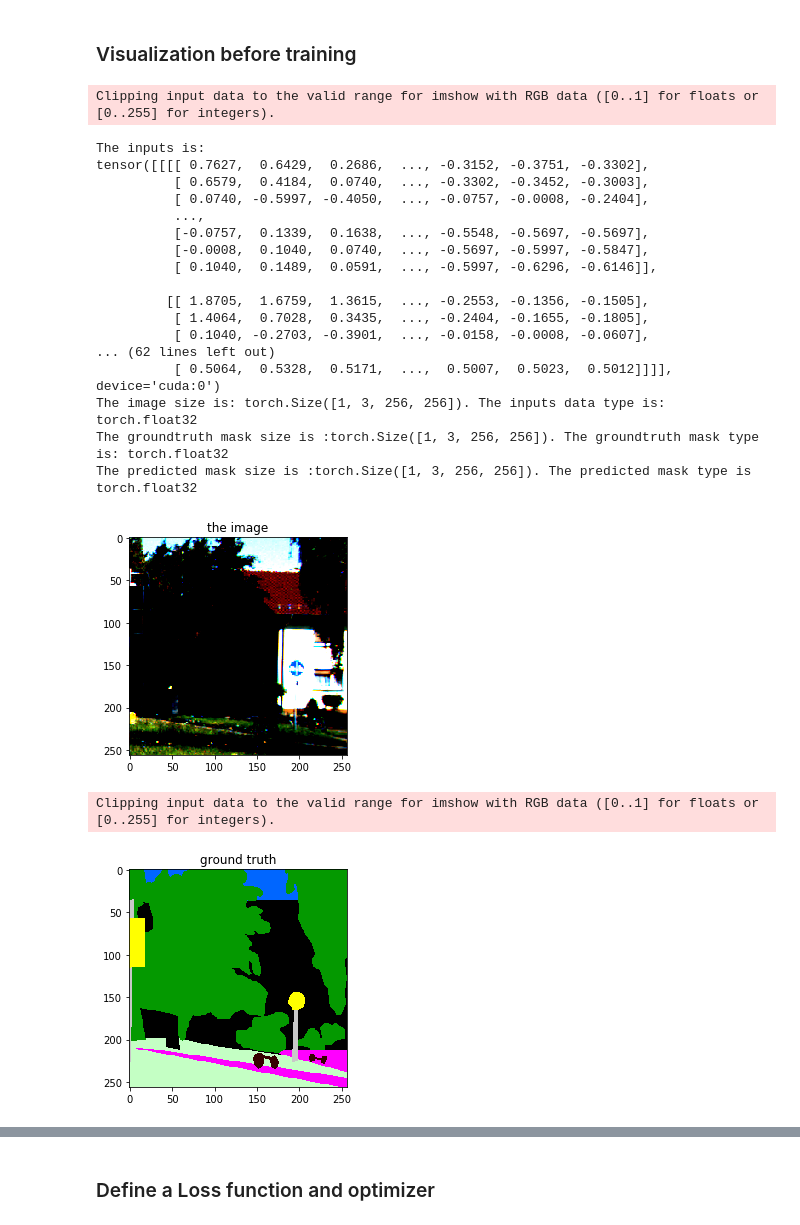
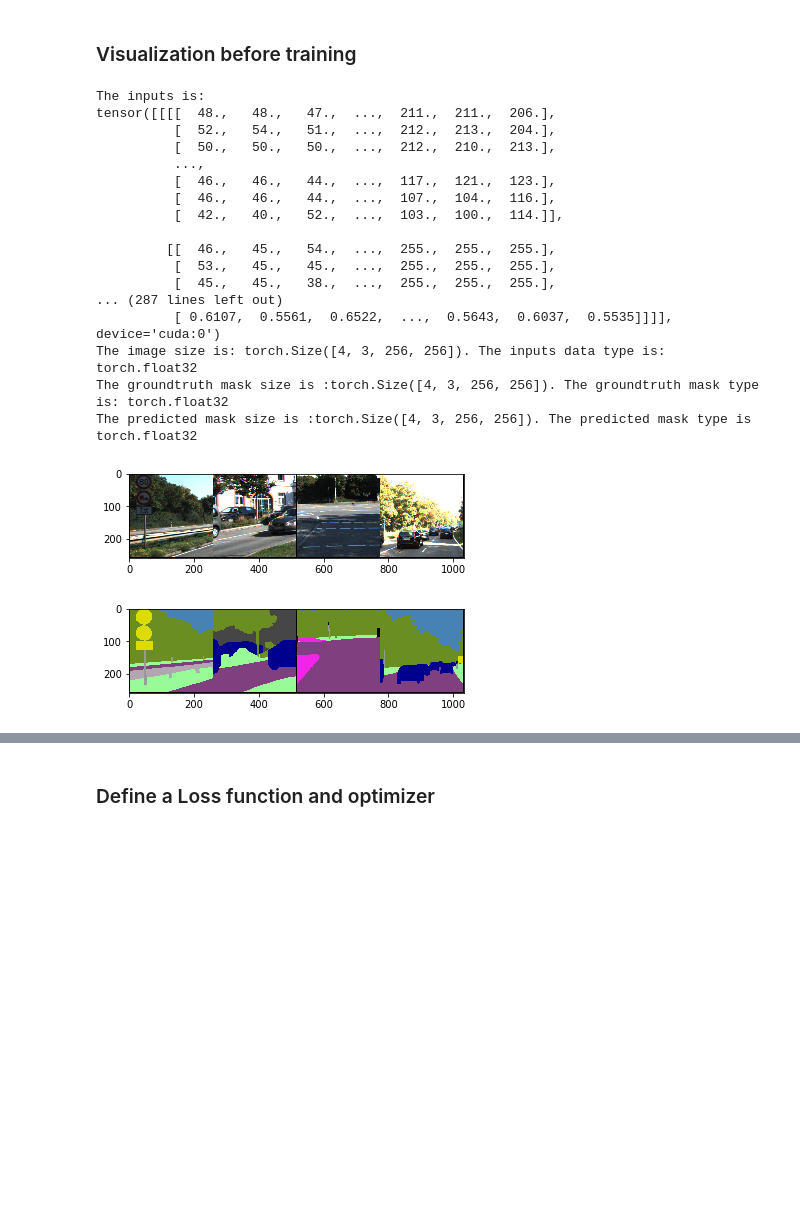
Before and after one commit to xysong1201/MRIImage_segmentation, a Jupyter notebook: Unet.ipynb, the cells around one changed output, grey strips where cells are left out. Saved outputs shown, nothing was run; the diff lists cells and outputs as text; code cells hidden in the pictures; blank space fills up the shorter version.

```diff
--- a/Unet.ipynb
+++ b/Unet.ipynb
@@ -385,7 +325,7 @@ dataloader = DataLoader(transformed_dataset_A, batch_size=1, shuffle = False, nu
 ### Make a dataloader of two different transformed dataset
 # %%
 train_loader = DataLoader(transformed_dataset_A+transformed_dataset_B+transformed_dataset_C,
-                          batch_size=1, shuffle=True,
+                          batch_size=4, shuffle=True,
                           num_workers=4)
 # %%
 print(len(train_loader))
@@ -679,77 +619,56 @@ for i_batch, sample_batched in enumerate(train_loader):
 
     # Prepare the data
     inputs, labels = sample_batched['image'], sample_batched['semantic']
 
     inputs_float = inputs.type(torch.FloatTensor)
     labels_float = labels.type(torch.FloatTensor)
 
-    mean_inputs = torch.mean(inputs_float)
-    mean_labels = torch.mean(labels_float)
-
-    inputs_final = inputs_float - mean_inputs
-    labels_final = labels_float - mean_labels
-
-    inputs_final /= torch.std(inputs_final)
-    labels_final /= torch.std(labels_final)
 
     #Analyse the data
     print("The inputs is: ")
-    print(inputs_final)
+    print(inputs_float)
 
     print('\n The groundtruth label is: ')
-    print(labels_final)
+    print(labels_float)
 
     #feed the network
-    outputs = unet(inputs_final.cuda())
+    outputs = unet(inputs_float.cuda())
     print("\n The output is: ")
     print(outputs.dtype)
     print(outputs)
 
     print("The image size is: "+ str(inputs_float.size()) + ". The inputs data type is: " + str(inputs_float.dtype))
     print("The groundtruth mask size is :"+ str(labels.size()) + ". The groundtruth mask type is: " + str(labels_float.dtype))
     print("The predicted mask size is :" +str(outputs.size()) + ". The predicted mask type is " + str(outputs.dtype))
 
 
     #Visualisaton
-    image_in = inputs_final.detach().squeeze().permute(1,2,0)
-    image_mask = labels_final.detach().squeeze().permute(1,2,0)
-    image_out = outputs.detach().squeeze().permute(1,2,0)
+    show_semantic_batch(sample_batched)
+    plt.pause(0.5)
+    grid = utils.make_grid(outputs)
+    plt.imshow(grid.cpu().detach().numpy().transpose((1,2,0)))
 
-
-    plt.imshow(image_in)
-    plt.title("the image")
-    plt.pause(1)
-
-    plt.imshow(image_mask)
-    plt.title("ground truth")
-    plt.pause(1)
-
-    plt.imshow(image_out)
-    plt.title("predicted mask")
-    plt.pause(1)
 
     if i_batch == 0:
 
         break
 # %% [output]
-Clipping input data to the valid range for imshow with RGB data ([0..1] for floats or [0..255] for integers).
+The inputs is:
+tensor([[[[  48.,   48.,   47.,  ...,  211.,  211.,  206.],
+          [  52.,   54.,   51.,  ...,  212.,  213.,  204.],
+          [  50.,   50.,   50.,  ...,  212.,  210.,  213.],
+          ...,
+          [  46.,   46.,   44.,  ...,  117.,  121.,  123.],
+          [  46.,   46.,   44.,  ...,  107.,  104.,  116.],
+          [  42.,   40.,   52.,  ...,  103.,  100.,  114.]],
+
+         [[  46.,   45.,   54.,  ...,  255.,  255.,  255.],
+          [  53.,   45.,   45.,  ...,  255.,  255.,  255.],
+          [  45.,   45.,   38.,  ...,  255.,  255.,  255.],
+... (287 lines left out)
+          [ 0.6107,  0.5561,  0.6522,  ...,  0.5643,  0.6037,  0.5535]]]], device='cuda:0')
+The image size is: torch.Size([4, 3, 256, 256]). The inputs data type is: torch.float32
+The groundtruth mask size is :torch.Size([4, 3, 256, 256]). The groundtruth mask type is: torch.float32
+The predicted mask size is :torch.Size([4, 3, 256, 256]). The predicted mask type is torch.float32
-The inputs is:
-tensor([[[[ 0.7627,  0.6429,  0.2686,  ..., -0.3152, -0.3751, -0.3302],
-          [ 0.6579,  0.4184,  0.0740,  ..., -0.3302, -0.3452, -0.3003],
-          [ 0.0740, -0.5997, -0.4050,  ..., -0.0757, -0.0008, -0.2404],
-          ...,
-          [-0.0757,  0.1339,  0.1638,  ..., -0.5548, -0.5697, -0.5697],
-          [-0.0008,  0.1040,  0.0740,  ..., -0.5697, -0.5997, -0.5847],
-          [ 0.1040,  0.1489,  0.0591,  ..., -0.5997, -0.6296, -0.6146]],
-
-         [[ 1.8705,  1.6759,  1.3615,  ..., -0.2553, -0.1356, -0.1505],
-          [ 1.4064,  0.7028,  0.3435,  ..., -0.2404, -0.1655, -0.1805],
-          [ 0.1040, -0.2703, -0.3901,  ..., -0.0158, -0.0008, -0.0607],
-... (62 lines left out)
-          [ 0.5064,  0.5328,  0.5171,  ...,  0.5007,  0.5023,  0.5012]]]], device='cuda:0')
-The image size is: torch.Size([1, 3, 256, 256]). The inputs data type is: torch.float32
-The groundtruth mask size is :torch.Size([1, 3, 256, 256]). The groundtruth mask type is: torch.float32
-The predicted mask size is :torch.Size([1, 3, 256, 256]). The predicted mask type is torch.float32
-[figure, old version]
+[figure, new version]
-Clipping input data to the valid range for imshow with RGB data ([0..1] for floats or [0..255] for integers).
-[figure, old version]
+[figure, new version]
```
Also changed, not shown: parts of 22 cells of this notebook.
